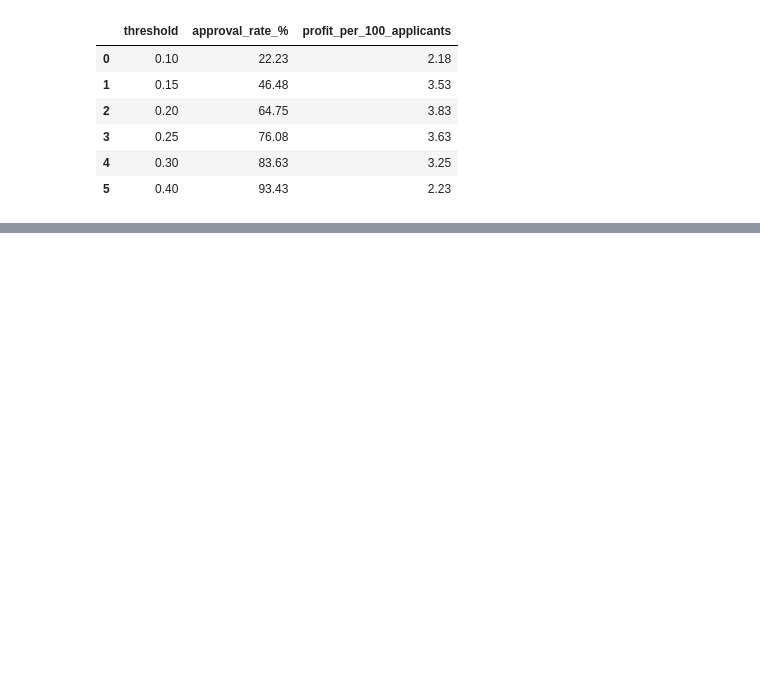
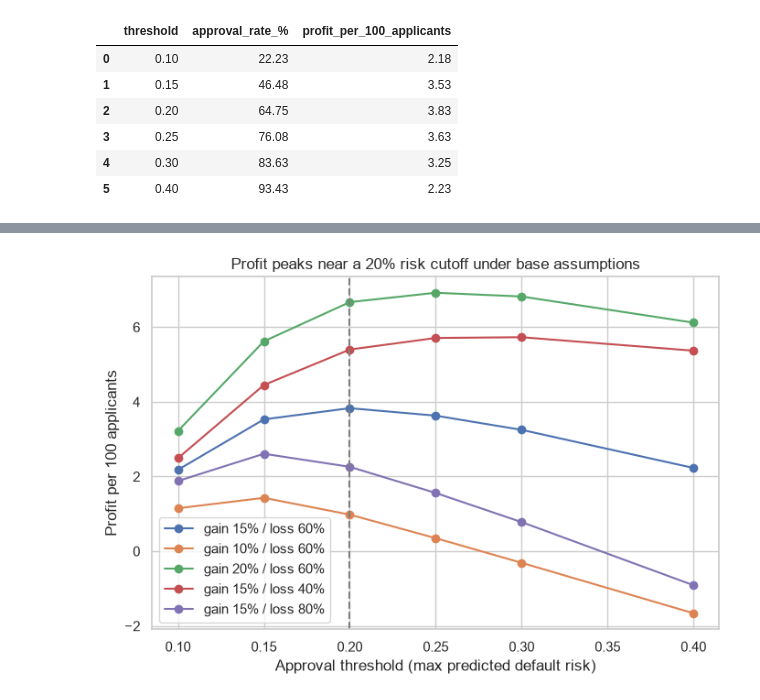
Before and after one commit to benjaminfrankpham-del/lending-club-credit-risk, a Jupyter notebook: notebooks/04_modeling.ipynb, the cells around one changed output, grey strips where cells are left out. Saved outputs shown, nothing was run; the diff lists cells and outputs as text; code cells hidden in the pictures; blank space fills up the shorter version.

```diff
--- a/notebooks/04_modeling.ipynb
+++ b/notebooks/04_modeling.ipynb
@@ -198,3 +198,18 @@ pd.DataFrame(rows).round(2)
 | 3 | 0.25 | 76.08 | 3.63 |
 | 4 | 0.30 | 83.63 | 3.25 |
 | 5 | 0.40 | 93.43 | 2.23 |
+# %%
+thresholds = [0.10, 0.15, 0.20, 0.25, 0.30, 0.40]
+scenarios = [(0.15, 0.60), (0.10, 0.60), (0.20, 0.60), (0.15, 0.40), (0.15, 0.80)]
+
+out = {}
+for gain, loss in scenarios:
+    vals = []
+    for t in thresholds:
+        a = scored[scored["p"] < t]
+        vals.append(np.where(a["y"] == 0, gain, -loss).sum() / len(scored) * 100)
+    out[f"gain {gain:.0%} / loss {loss:.0%}"] = vals
+
+sens = pd.DataFrame(out, index=thresholds).round(2)
+display(sens)
+print(sens.idxmax())
@@ -200,0 +230,10 @@ pd.DataFrame(rows).round(2)
+# %%
+sens.plot(figsize=(8, 5), marker="o")
+plt.axvline(0.20, color="gray", linestyle="--")
+plt.xlabel("Approval threshold (max predicted default risk)")
+plt.ylabel("Profit per 100 applicants")
+plt.title("Profit peaks near a 20% risk cutoff under base assumptions")
+plt.savefig("../reports/figures/08_profit_by_threshold.png", dpi=150, bbox_inches="tight")
+plt.show()
+# %% [output]
+[figure, added]
```
Also changed, not shown: parts of 1 cell of this notebook.
